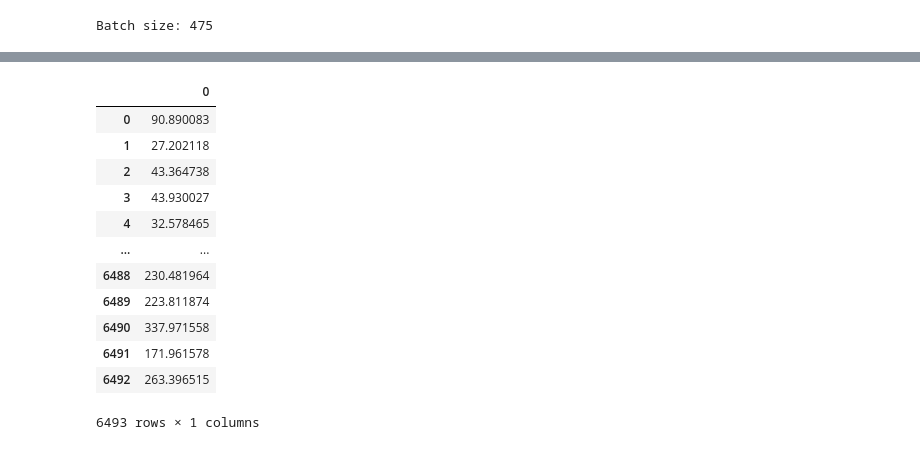
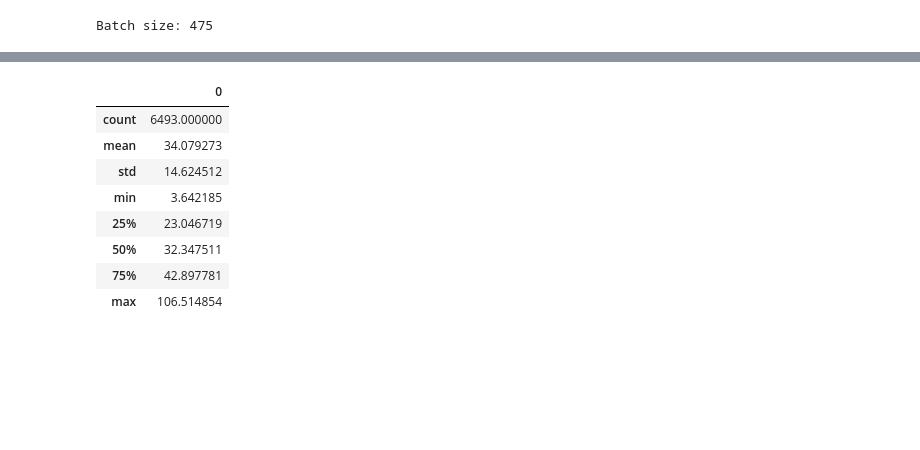
Before and after one commit to milosz-l/SSNE, a Jupyter notebook: lab3/zadanieLab1Franek.ipynb, the cells around one changed output, grey strips where cells are left out. Saved outputs shown, nothing was run; the diff lists cells and outputs as text; code cells hidden in the pictures; blank space fills up the shorter version.

```diff
--- a/lab3/zadanieLab1Franek.ipynb
+++ b/lab3/zadanieLab1Franek.ipynb
@@ -327,18 +222,4 @@ OUTPUT tensor([263.3965], grad_fn=<UnbindBackward0>)
 # %%
+# list to dataframe
 df_output = pd.DataFrame(list_output)
-df_output
-# %% [output]
-|  | 0 |
-| 0 | 90.890083 |
-| 1 | 27.202118 |
-| 2 | 43.364738 |
-| 3 | 43.930027 |
-| 4 | 32.578465 |
-| ... | ... |
-| 6488 | 230.481964 |
-| 6489 | 223.811874 |
-| 6490 | 337.971558 |
-| 6491 | 171.961578 |
-| 6492 | 263.396515 |
-6493 rows × 1 columns
 # %%
@@ -345 +227,13 @@ df_output
 df_output.to_csv('muchomorki.csv', header=False, index=False)
+# %%
+df_output.describe()
+# %% [output]
+|  | 0 |
+| count | 6493.000000 |
+| mean | 34.079273 |
+| std | 14.624512 |
+| min | 3.642185 |
+| 25% | 23.046719 |
+| 50% | 32.347511 |
+| 75% | 42.897781 |
+| max | 106.514854 |
```
Also changed, not shown: parts of 20 cells of this notebook.
